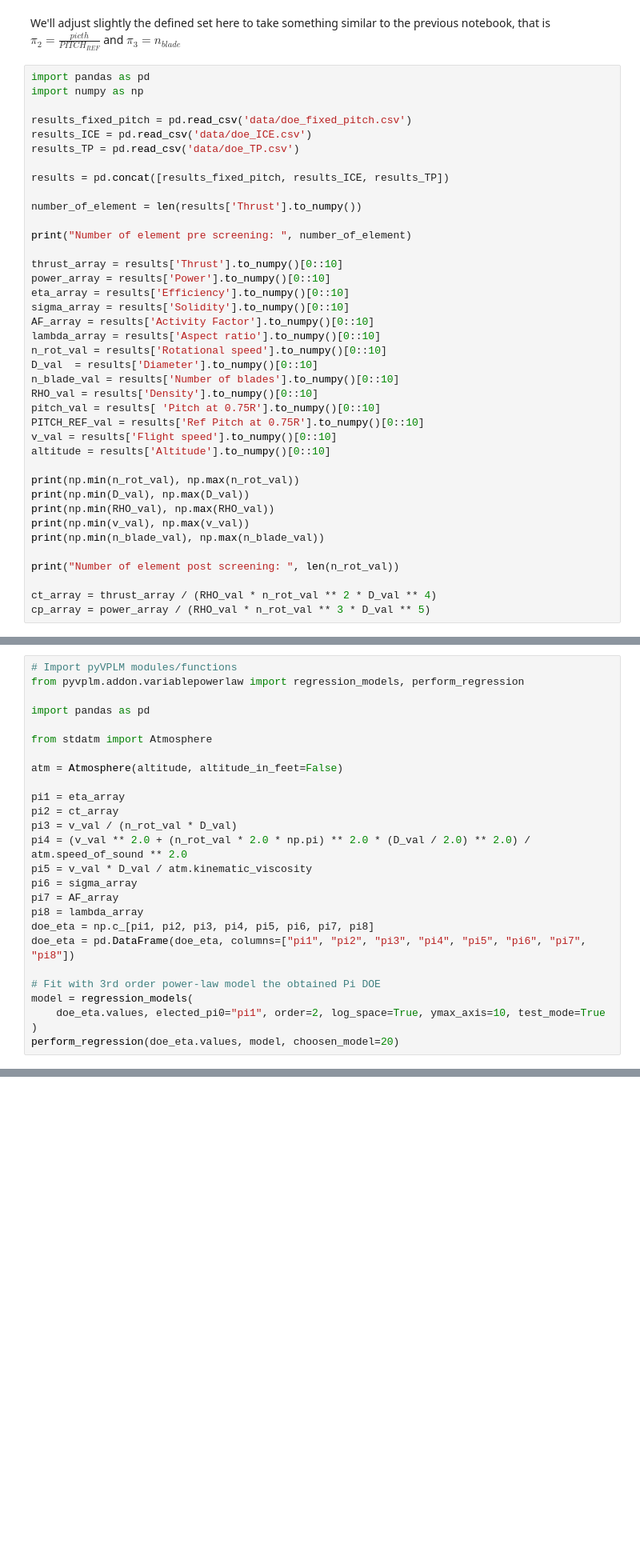
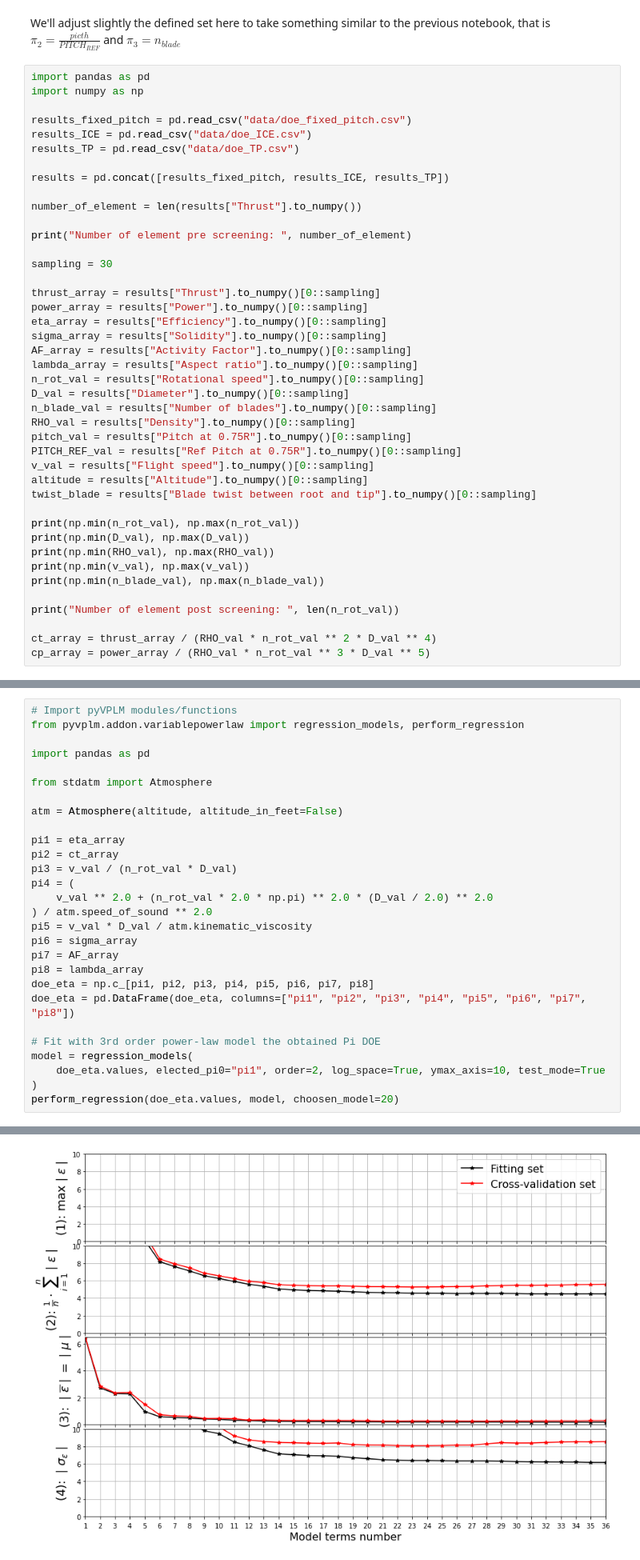
Before and after one commit to florentLutz/FAST-OAD-CS23-HE, a Jupyter notebook: src/fastga_he/models/propulsion/components/propulsor/propeller/unit_tests/d_var_prop_vplm_read_and_meta.ipynb, the cells around one changed output, grey strips where cells are left out. Shown at 80% size. Drawn from its saved outputs; the diff is of its cells as text; blank space fills up the shorter version.

```diff
--- a/src/fastga_he/models/propulsion/components/propulsor/propeller/unit_tests/d_var_prop_vplm_read_and_meta.ipynb
+++ b/src/fastga_he/models/propulsion/components/propulsor/propeller/unit_tests/d_var_prop_vplm_read_and_meta.ipynb
@@ -12,30 +12,33 @@ We'll adjust slightly the defined set here to take something similar to the prev
 import pandas as pd
 import numpy as np
 
-results_fixed_pitch = pd.read_csv('data/doe_fixed_pitch.csv')
-results_ICE = pd.read_csv('data/doe_ICE.csv')
-results_TP = pd.read_csv('data/doe_TP.csv')
+results_fixed_pitch = pd.read_csv("data/doe_fixed_pitch.csv")
+results_ICE = pd.read_csv("data/doe_ICE.csv")
+results_TP = pd.read_csv("data/doe_TP.csv")
 
 results = pd.concat([results_fixed_pitch, results_ICE, results_TP])
 
-number_of_element = len(results['Thrust'].to_numpy())
+number_of_element = len(results["Thrust"].to_numpy())
 
 print("Number of element pre screening: ", number_of_element)
 
-thrust_array = results['Thrust'].to_numpy()[0::10]
-power_array = results['Power'].to_numpy()[0::10]
-eta_array = results['Efficiency'].to_numpy()[0::10]
-sigma_array = results['Solidity'].to_numpy()[0::10]
-AF_array = results['Activity Factor'].to_numpy()[0::10]
-lambda_array = results['Aspect ratio'].to_numpy()[0::10]
-n_rot_val = results['Rotational speed'].to_numpy()[0::10]
-D_val  = results['Diameter'].to_numpy()[0::10]
-n_blade_val = results['Number of blades'].to_numpy()[0::10]
-RHO_val = results['Density'].to_numpy()[0::10]
-pitch_val = results[ 'Pitch at 0.75R'].to_numpy()[0::10]
-PITCH_REF_val = results['Ref Pitch at 0.75R'].to_numpy()[0::10]
-v_val = results['Flight speed'].to_numpy()[0::10]
-altitude = results['Altitude'].to_numpy()[0::10]
+sampling = 30
+
+thrust_array = results["Thrust"].to_numpy()[0::sampling]
+power_array = results["Power"].to_numpy()[0::sampling]
+eta_array = results["Efficiency"].to_numpy()[0::sampling]
+sigma_array = results["Solidity"].to_numpy()[0::sampling]
+AF_array = results["Activity Factor"].to_numpy()[0::sampling]
+lambda_array = results["Aspect ratio"].to_numpy()[0::sampling]
+n_rot_val = results["Rotational speed"].to_numpy()[0::sampling]
+D_val = results["Diameter"].to_numpy()[0::sampling]
+n_blade_val = results["Number of blades"].to_numpy()[0::sampling]
+RHO_val = results["Density"].to_numpy()[0::sampling]
+pitch_val = results["Pitch at 0.75R"].to_numpy()[0::sampling]
+PITCH_REF_val = results["Ref Pitch at 0.75R"].to_numpy()[0::sampling]
+v_val = results["Flight speed"].to_numpy()[0::sampling]
+altitude = results["Altitude"].to_numpy()[0::sampling]
+twist_blade = results["Blade twist between root and tip"].to_numpy()[0::sampling]
 
 print(np.min(n_rot_val), np.max(n_rot_val))
 print(np.min(D_val), np.max(D_val))
@@ -70,7 +73,9 @@ atm = Atmosphere(altitude, altitude_in_feet=False)
 pi1 = eta_array
 pi2 = ct_array
 pi3 = v_val / (n_rot_val * D_val)
-pi4 = (v_val ** 2.0 + (n_rot_val * 2.0 * np.pi) ** 2.0 * (D_val / 2.0) ** 2.0) / atm.speed_of_sound ** 2.0
+pi4 = (
+    v_val ** 2.0 + (n_rot_val * 2.0 * np.pi) ** 2.0 * (D_val / 2.0) ** 2.0
+) / atm.speed_of_sound ** 2.0
 pi5 = v_val * D_val / atm.kinematic_viscosity
 pi6 = sigma_array
 pi7 = AF_array
@@ -88,0 +109 @@ $\pi_{1}=10^{-2.89486} \cdot \pi_{2}^{-0.20395 \cdot log(\pi_{2})+0.01671 \cdot
+[figure, new version]
```
Also changed, not shown: parts of 16 cells of this notebook, 15 other files.
